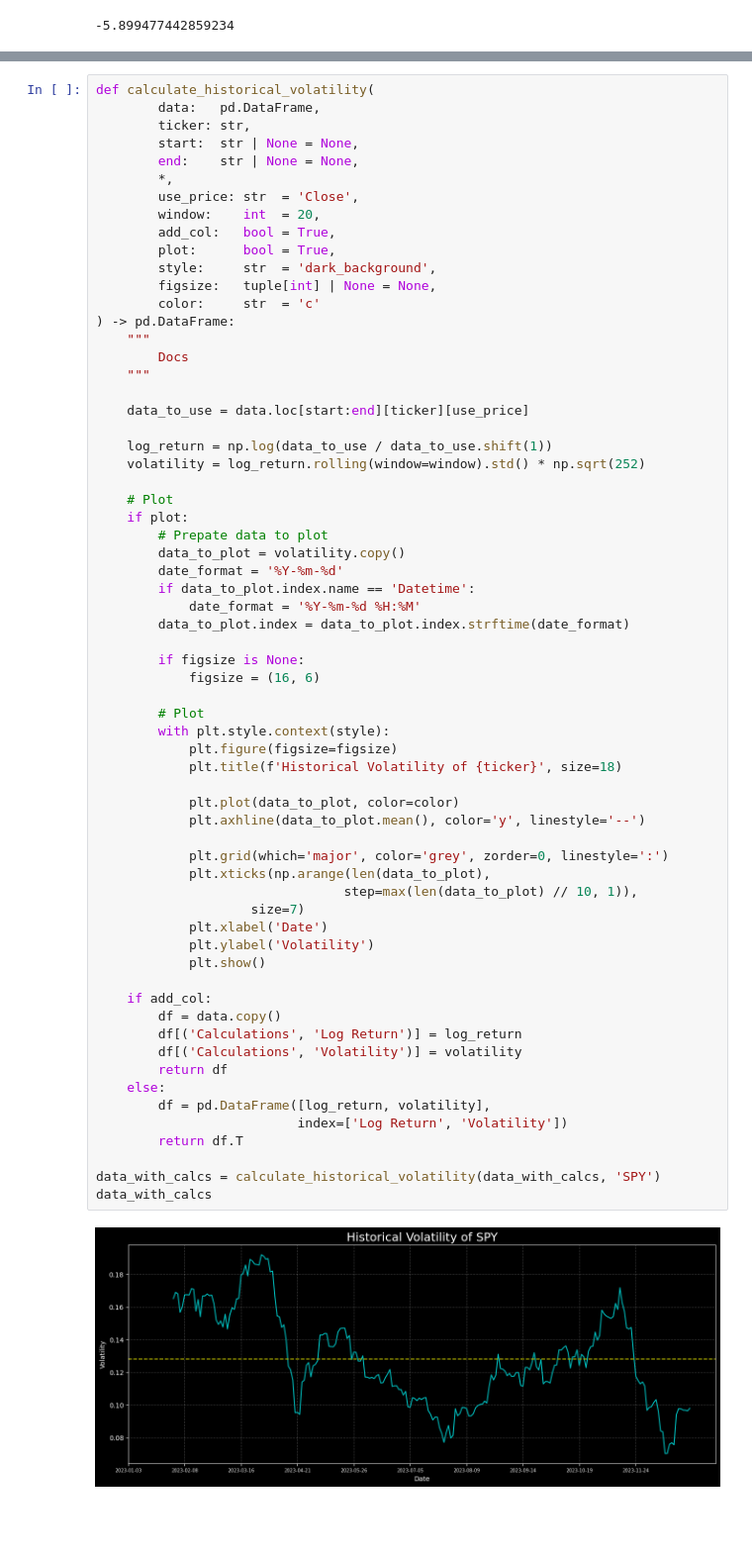
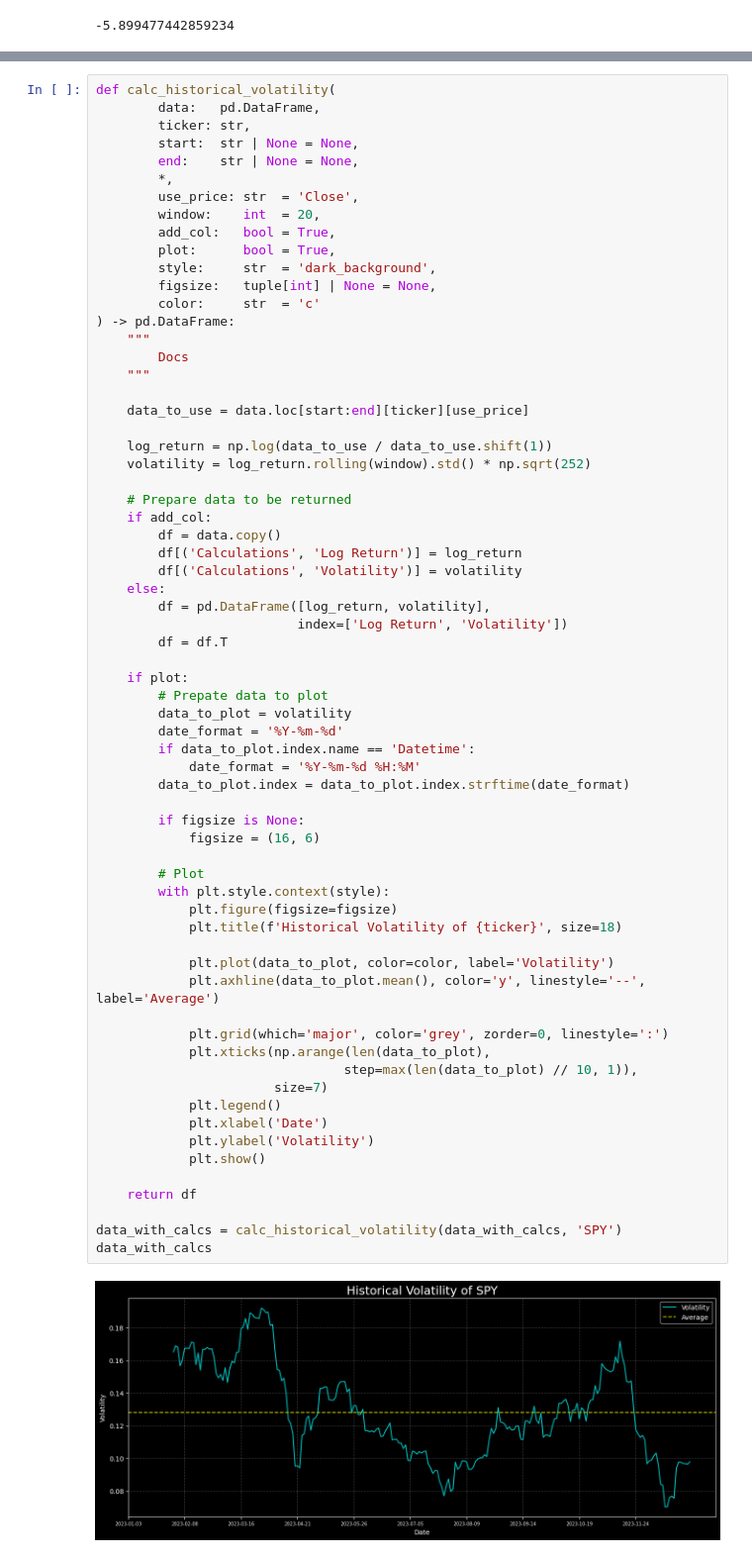
Before and after one commit to AndryADSM/Asset-Analyzer, a Jupyter notebook: asset_analyzer.ipynb, the cells around one changed output, grey strips where cells are left out. Shown at 99% size. Drawn from its saved outputs; the diff is of its cells as text; blank space fills up the shorter version.

```diff
--- a/asset_analyzer.ipynb
+++ b/asset_analyzer.ipynb
@@ -1377,7 +1381,7 @@ data_with_calcs
 | 2023-12-29 | 476.489990 | 477.029999 | 473.299988 | 475.309998 | 473.837769 | 122234100 | 193.899994 | 194.399994 | 191.729996 | 192.529999 | ... | ... |
 250 rows × 25 columns
 # %%
-def calculate_historical_volatility(
+def calc_historical_volatility(
         data:   pd.DataFrame,
         ticker: str,
         start:  str | None = None,
@@ -1398,50 +1402,52 @@ def calculate_historical_volatility(
     data_to_use = data.loc[start:end][ticker][use_price]
 
     log_return = np.log(data_to_use / data_to_use.shift(1))
-    volatility = log_return.rolling(window=window).std() * np.sqrt(252)
+    volatility = log_return.rolling(window).std() * np.sqrt(252)
 
-    # Plot
+    # Prepare data to be returned
+    if add_col:
+        df = data.copy()
+        df[('Calculations', 'Log Return')] = log_return
+        df[('Calculations', 'Volatility')] = volatility
+    else:
+        df = pd.DataFrame([log_return, volatility],
+                          index=['Log Return', 'Volatility'])
+        df = df.T
+
     if plot:
         # Prepate data to plot
-        data_to_plot = volatility.copy()
+        data_to_plot = volatility
         date_format = '%Y-%m-%d'
         if data_to_plot.index.name == 'Datetime':
             date_format = '%Y-%m-%d %H:%M'
         data_to_plot.index = data_to_plot.index.strftime(date_format)
 
         if figsize is None:
             figsize = (16, 6)
 
         # Plot
         with plt.style.context(style):
             plt.figure(figsize=figsize)
             plt.title(f'Historical Volatility of {ticker}', size=18)
 
-            plt.plot(data_to_plot, color=color)
-            plt.axhline(data_to_plot.mean(), color='y', linestyle='--')
+            plt.plot(data_to_plot, color=color, label='Volatility')
+            plt.axhline(data_to_plot.mean(), color='y', linestyle='--', label='Average')
 
             plt.grid(which='major', color='grey', zorder=0, linestyle=':')
             plt.xticks(np.arange(len(data_to_plot),
                                 step=max(len(data_to_plot) // 10, 1)),
-                    size=7)
+                       size=7)
+            plt.legend()
             plt.xlabel('Date')
             plt.ylabel('Volatility')
             plt.show()
 
-    if add_col:
-        df = data.copy()
-        df[('Calculations', 'Log Return')] = log_return
-        df[('Calculations', 'Volatility')] = volatility
-        return df
-    else:
-        df = pd.DataFrame([log_return, volatility],
-                          index=['Log Return', 'Volatility'])
-        return df.T
+    return df
 
-data_with_calcs = calculate_historical_volatility(data_with_calcs, 'SPY')
+data_with_calcs = calc_historical_volatility(data_with_calcs, 'SPY')
 data_with_calcs
 # %% [output]
-[figure, old version]
+[figure, new version]
 | Ticker | SPY |  |  |  |  |  | AAPL |  |  |  | ... | ... |
 | Price | Open | High | Low | Close | Adj Close | Volume | Open | High | Low | Close | ... | ... |
 | Date |  |  |  |  |  |  |  |  |  |  |  | ... |
```
Also changed, not shown: parts of 7 cells of this notebook.
